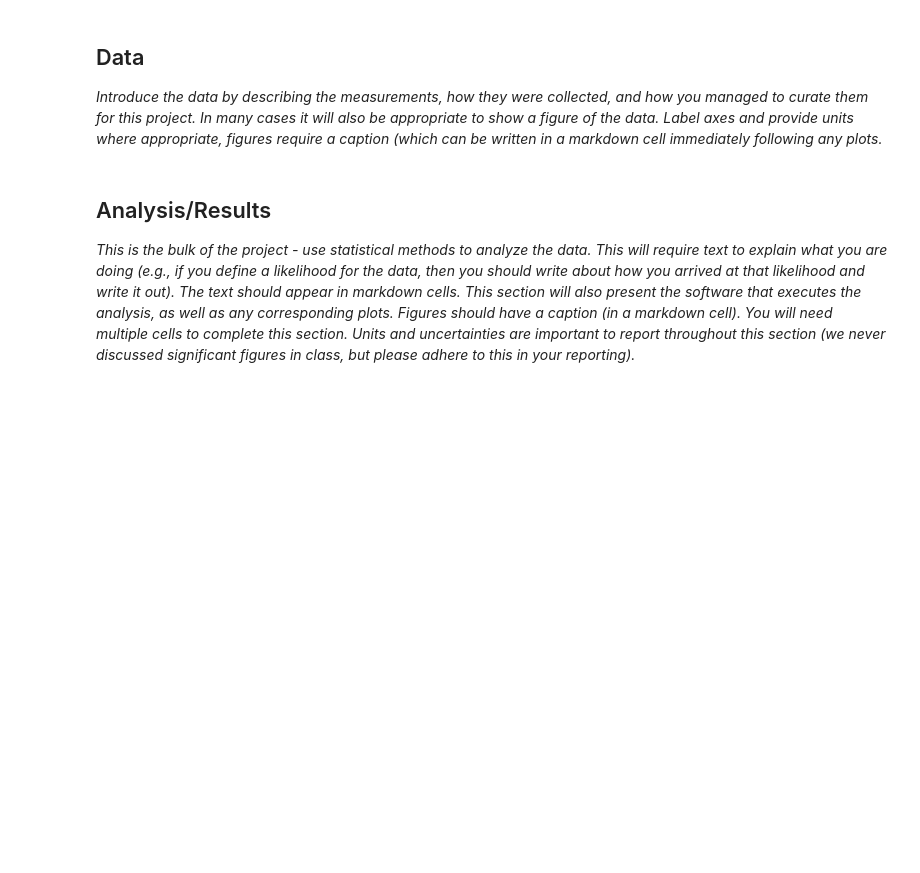
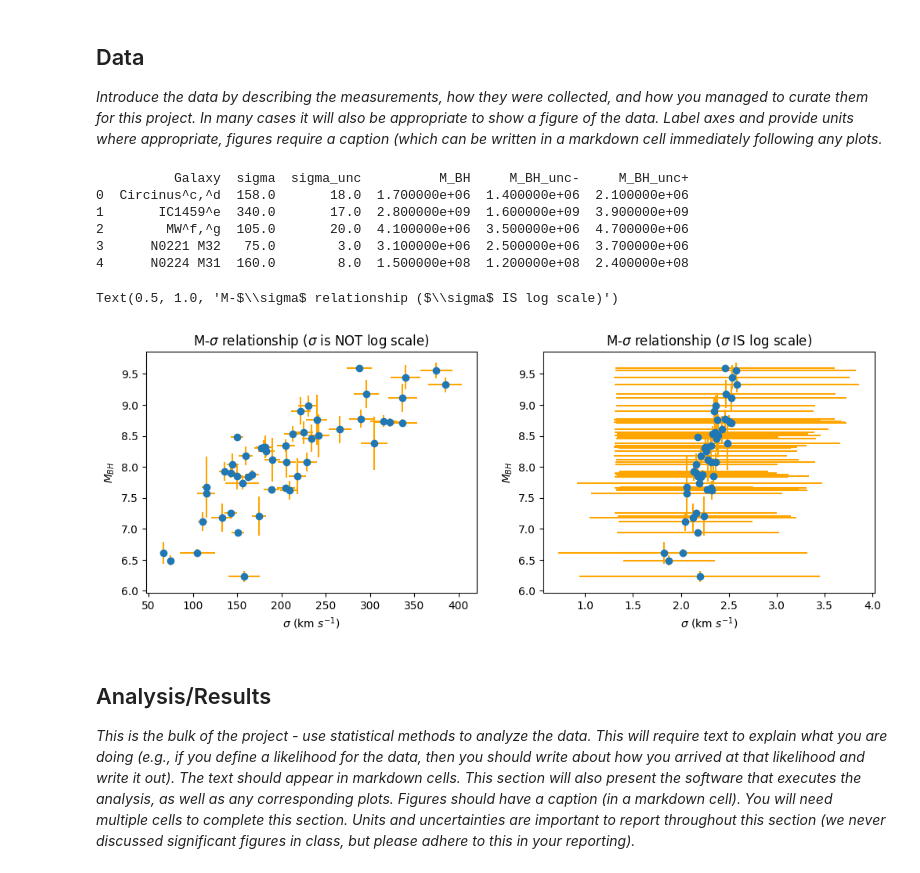
Before and after one commit to theheokboi/DATA_SCI-421, a Jupyter notebook: FinalTemplate.ipynb, the cells around one changed output. Cells and saved outputs as stored; diff of their text form; code cells hidden in the pictures; blank space fills up the shorter version.

```diff
--- a/FinalTemplate.ipynb
+++ b/FinalTemplate.ipynb
@@ -23,6 +23,49 @@ Follow this template when completing the final project.
 ## Data
 
 *Introduce the data by describing the measurements, how they were collected, and how you managed to curate them for this project. In many cases it will also be appropriate to show a figure of the data. Label axes and provide units where appropriate, figures require a caption (which can be written in a markdown cell immediately following any plots.*
+# %%
+import scipy
+import numpy as np
+import pandas as pd
+import matplotlib.pyplot as plt
+
+# read file
+df = pd.read_csv('M-sigma.csv')
+
+print(df.head())
+
+# uncertainty of black hole mass is symmetrical in log space
+M_BH_unc_high = np.array(df['M_BH_unc+'].to_list())
+M_BH_unc_low  = np.array(df['M_BH_unc-'].to_list())
+M_BH_unc = 0.5*(np.log10(M_BH_unc_high) - np.log10(M_BH_unc_low))
+M_BH = np.log10(np.array(df['M_BH'].to_list()))
+
+# velocity and uncertainty of velocity
+sigma       = np.array(df['sigma'].to_list())
+sigma_unc   = np.array(df['sigma_unc'].to_list())
+# TODO: to calculate the log of the velocity, is it log(sigma - sigma_unc) or log(sigma) - log(sigma_unc)?
+sigma_log       = np.log10(np.array(df['sigma'].to_list()))
+sigma_unc_log   = np.log10(np.array(df['sigma_unc'].to_list()))
+
+fig, ax = plt.subplots(1, 2, figsize=(12, 4))
+ax[0].errorbar(x=sigma, xerr=sigma_unc, y=M_BH, yerr=M_BH_unc, fmt="o", ecolor='orange')
+ax[0].set_xlabel('$\sigma$ (km $s^{-1}$)')
+ax[0].set_ylabel('$M_{BH}$')
+ax[0].set_title('M-$\sigma$ relationship ($\sigma$ is NOT log scale)')
+
+ax[1].errorbar(x=sigma_log, xerr=sigma_unc_log, y=M_BH, yerr=M_BH_unc, fmt="o", ecolor='orange')
+ax[1].set_xlabel('$\sigma$ (km $s^{-1}$)')
+ax[1].set_ylabel('$M_{BH}$')
+ax[1].set_title('M-$\sigma$ relationship ($\sigma$ IS log scale)')
+# %% [output]
+          Galaxy  sigma  sigma_unc          M_BH     M_BH_unc-     M_BH_unc+
+0  Circinus^c,^d  158.0       18.0  1.700000e+06  1.400000e+06  2.100000e+06
+1       IC1459^e  340.0       17.0  2.800000e+09  1.600000e+09  3.900000e+09
+2        MW^f,^g  105.0       20.0  4.100000e+06  3.500000e+06  4.700000e+06
+3      N0221 M32   75.0        3.0  3.100000e+06  2.500000e+06  3.700000e+06
+4      N0224 M31  160.0        8.0  1.500000e+08  1.200000e+08  2.400000e+08
+Text(0.5, 1.0, 'M-$\\sigma$ relationship ($\\sigma$ IS log scale)')
+[figure, added]
 # %% [markdown]
 ## Analysis/Results
 
```
Also changed, not shown: parts of 12 cells of this notebook, 4 other files.
